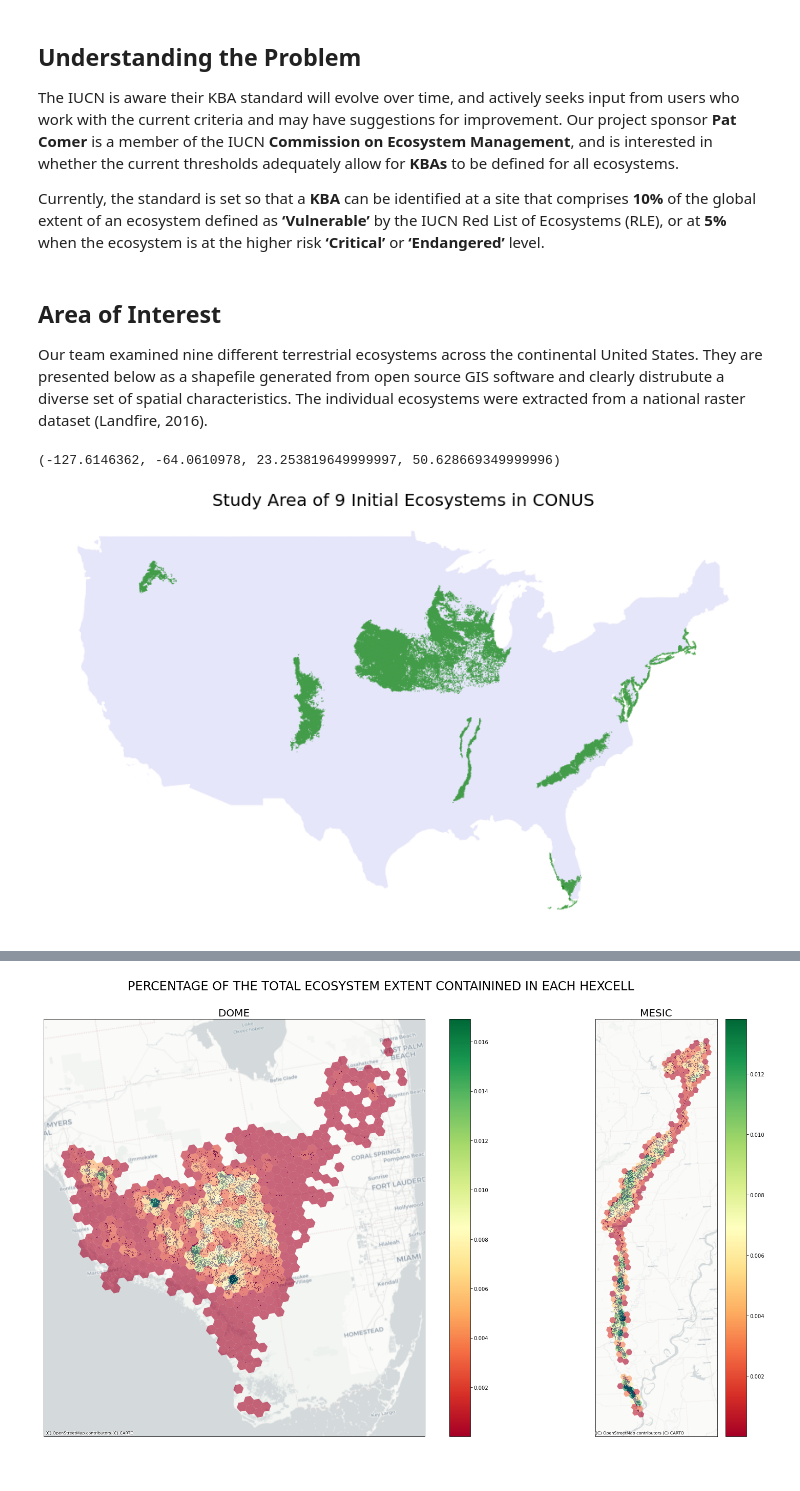
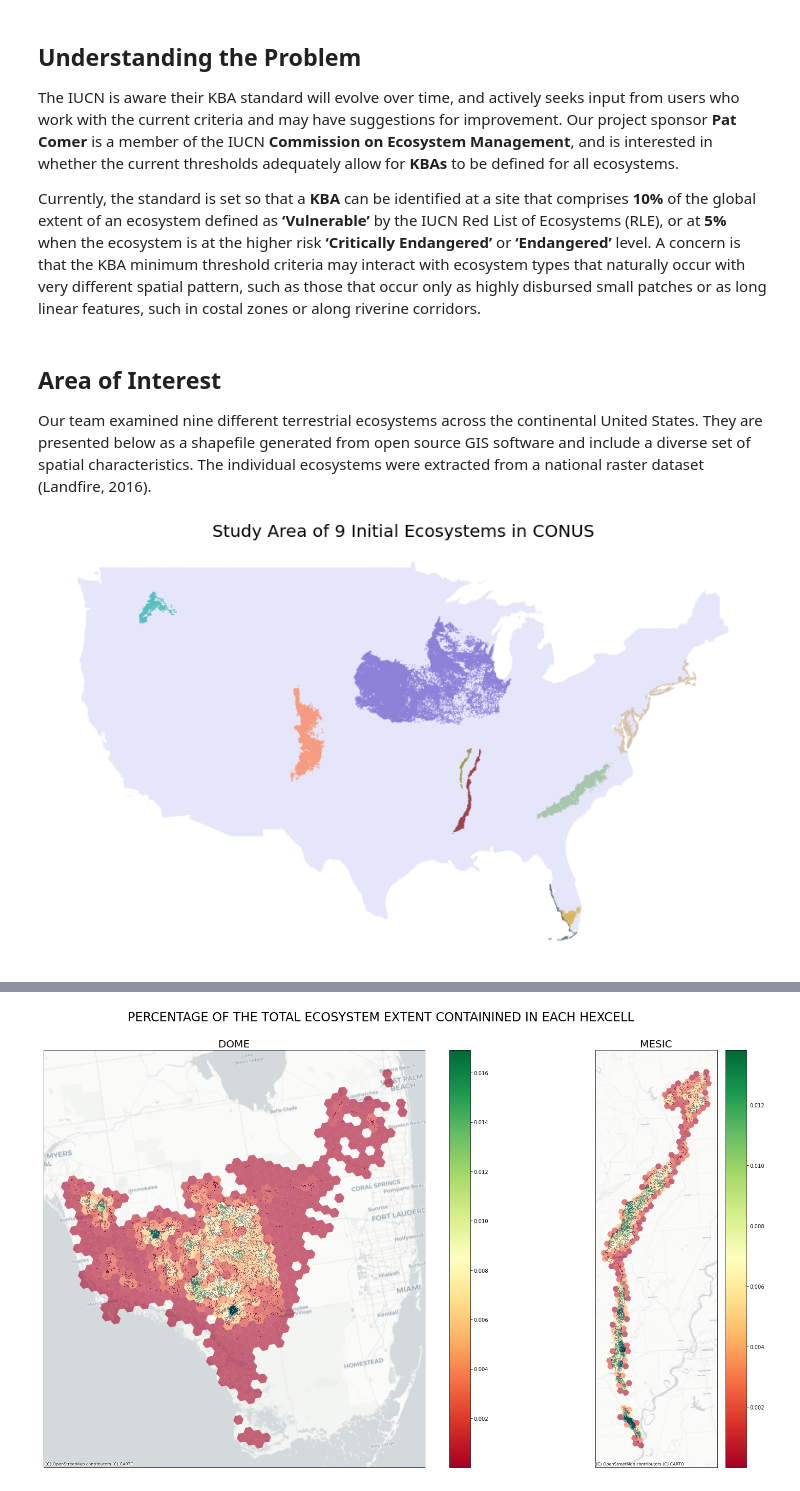
Before and after one commit to csandberg303/kba-threshold-sensitivity-analysis, a Jupyter notebook: kba-project-blog-post.ipynb, the cells around one changed output, grey strips where cells are left out. Cells and saved outputs as stored; diff of their text form; code cells hidden in the pictures.

```diff
--- a/kba-project-blog-post.ipynb
+++ b/kba-project-blog-post.ipynb
@@ -40,11 +45,11 @@ In 2021, U.S. President Joe Biden launched the *‘America the Beautiful’* ini
 
 The IUCN is aware their KBA standard will evolve over time, and actively seeks input from users who work with the current criteria and may have suggestions for improvement. Our project sponsor **Pat Comer** is a member of the IUCN **Commission on Ecosystem Management**, and is interested in whether the current thresholds adequately allow for **KBAs** to be defined for all ecosystems.
 
-Currently, the standard is set so that a **KBA** can be identified at a site that comprises **10%** of the global extent of an ecosystem defined as **‘Vulnerable’** by the IUCN Red List of Ecosystems (RLE), or at **5%** when the ecosystem is at the higher risk **‘Critical’** or **‘Endangered’** level.
+Currently, the standard is set so that a **KBA** can be identified at a site that comprises **10%** of the global extent of an ecosystem defined as **‘Vulnerable’** by the IUCN Red List of Ecosystems (RLE), or at **5%** when the ecosystem is at the higher risk **‘Critically Endangered’** or **‘Endangered’** level. A concern is that the KBA minimum threshold criteria may interact with ecosystem types that naturally occur with very different spatial pattern, such as those that occur only as highly disbursed small patches or as long linear features, such in costal zones or along riverine corridors.
 # %% [markdown]
 ## Area of Interest
 
-Our team examined nine different terrestrial ecosystems across the continental United States. They are presented below as a shapefile generated from open source GIS software and clearly distrubute a diverse set of spatial characteristics. The individual ecosystems were extracted from a national raster dataset (Landfire, 2016).
+Our team examined nine different terrestrial ecosystems across the continental United States. They are presented below as a shapefile generated from open source GIS software and include a diverse set of spatial characteristics. The individual ecosystems were extracted from a national raster dataset (Landfire, 2016).
 # %%
 # Import libraries
 import os
@@ -66,31 +72,56 @@ os.chdir(os.path.join(et.io.HOME,
 # %%
 # Study Area
 study_area = gpd.read_file(os.path.join('spatial-vector-lidar',
                                         'usa',
                                         'usa-boundary-dissolved.shp'))
 
 # Set paths to hexes
-path_hex = os.path.join('data','natureserve', 'shp_hex')
+path_hex = os.path.join('natureserve', 'shp_hex')
 ecosystem_hex_paths = sorted(glob(os.path.join(path_hex, '*.shp')))
+
+# Create a symbology dictionary that maps "eco_name" to color.
+eco_color = {'bluff': 'maroon',
+             'dome': 'goldenrod',
+             'dune': 'darkslategrey',
+             'foorhill': 'coral',
+             'marsh': 'tan',
+             'mesic': 'olive',
+             'pine': 'darkseagreen',
+             'prairie': 'lightseagreen',
+             'tallgrass': 'slateblue'}
+
 
 # Plot the Study Area
 fig, ax = plt.subplots(figsize=(15, 9))
 ax.set_title('Study Area of 9 Initial Ecosystems in CONUS',
              fontsize=20)
 
 study_area.plot(ax=ax,
                 edgecolor="white",
-                color = "lavender",
+                color="lavender",
                 linewidth=1,
                 zorder=1)
 
+gdf_list = []
 for afile in ecosystem_hex_paths:
-    shp = gpd.read_file(afile)
-    shp_4326 = shp.to_crs(epsg=4326)
-    shp_4326.plot(ax=ax, color='green', zorder=2)
+    eco_gdf = gpd.read_file(afile)
+    eco_gdf['eco_name'] = str(os.path.basename(os.path.normpath(afile)[:-8]))
+    eco_4326_gdf = eco_gdf.to_crs(epsg=4326)
+    gdf_list.append(eco_4326_gdf.copy())
+
+eco_gdf_final = pd.concat(gdf_list, ignore_index=True)
+
+# Add ecosystems in sets grouped by eco_name using eco_name attribute
+for eco_name, eco_name_gdf in eco_gdf_final.groupby('eco_name'):
+    eco_name_gdf.plot(ax=ax,
+                      color=eco_color[eco_name],
+                      legend=True,
+                      label=eco_name)
+
+# Add a legend
 
 ax.axis('off')
+plt.show()
 # %% [output]
-(-127.6146362, -64.0610978, 23.253819649999997, 50.628669349999996)
-[figure, old version]
+[figure, new version]
 # %% [markdown]
```
Also changed, not shown: parts of 8 cells of this notebook.
